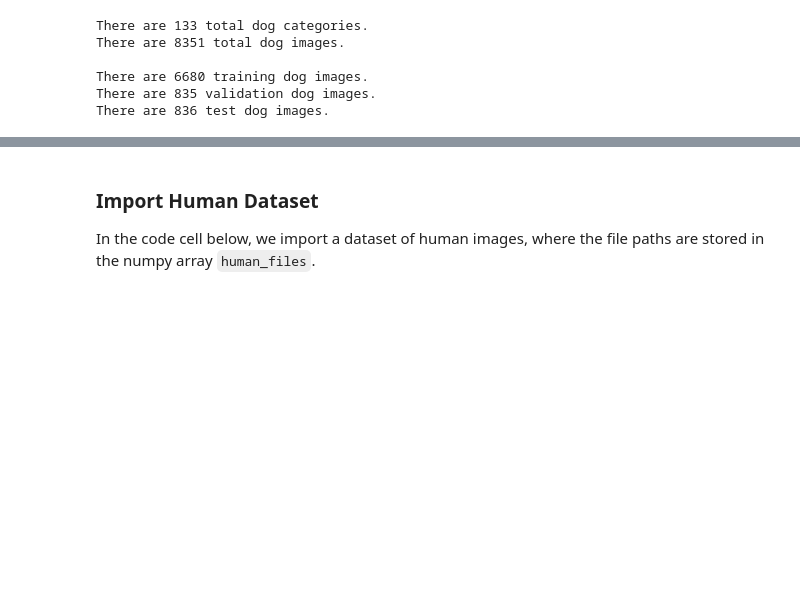
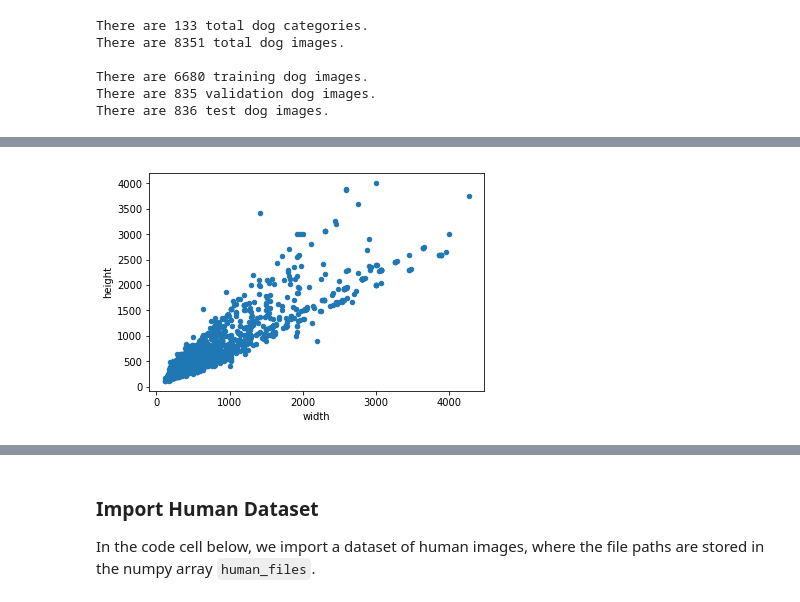
Before and after one commit to mtyadev/dog_breed_classifier, a Jupyter notebook: dog_breed_classifier.ipynb, the cells around one changed output, grey strips where cells are left out. Cells and saved outputs as stored; diff of their text form; code cells hidden in the pictures; blank space fills up the shorter version.

```diff
--- a/dog_breed_classifier.ipynb
+++ b/dog_breed_classifier.ipynb
@@ -93,0 +128,15 @@ There are 836 test dog images.
+# %%
+# Analyzing image sizes
+
+from PIL import Image
+sizes = []
+for image_path in train_files:
+    im = Image.open(image_path)
+    width, height = im.size
+    sizes.append((width, height))
+size_distribution = pd.DataFrame(sizes,columns=["width","height"])
+
+size_distribution.plot.scatter(x = "width", y = "height");
+#size_distribution.plot.scatter(x = width, y = height)
+# %% [output]
+[figure, added]
```
Also changed, not shown: parts of 13 cells of this notebook.
